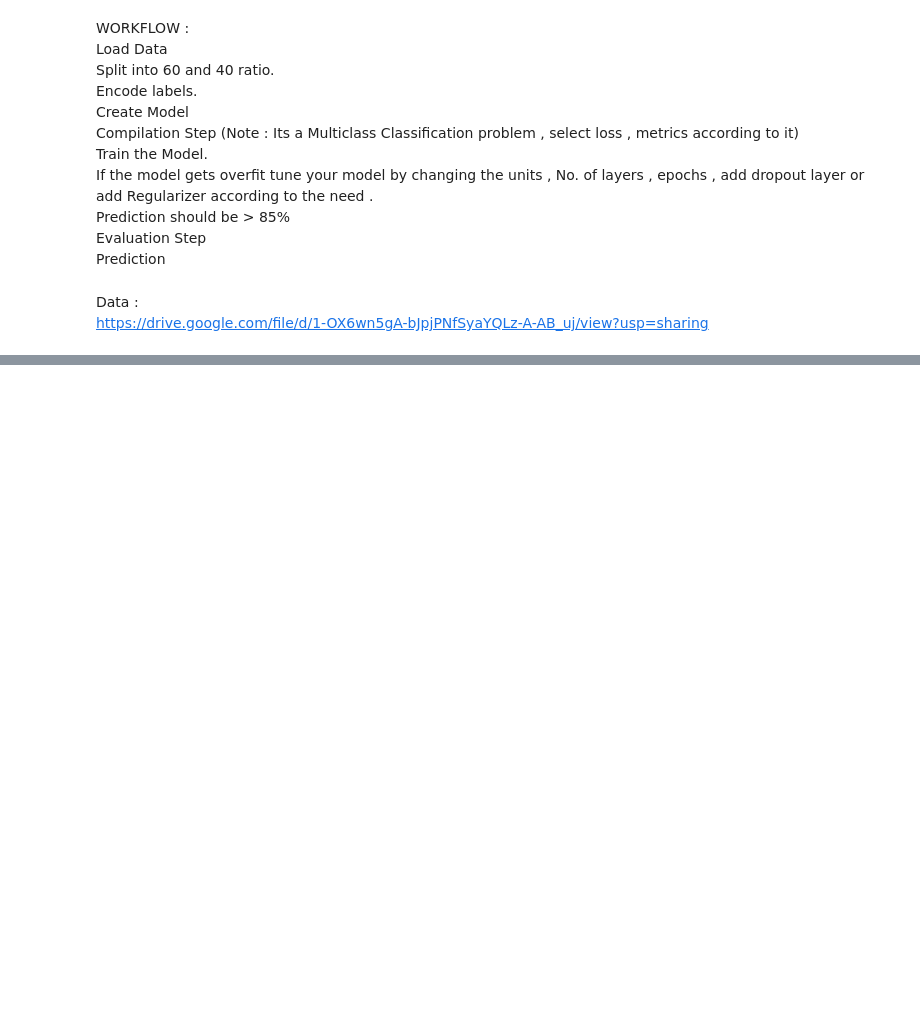
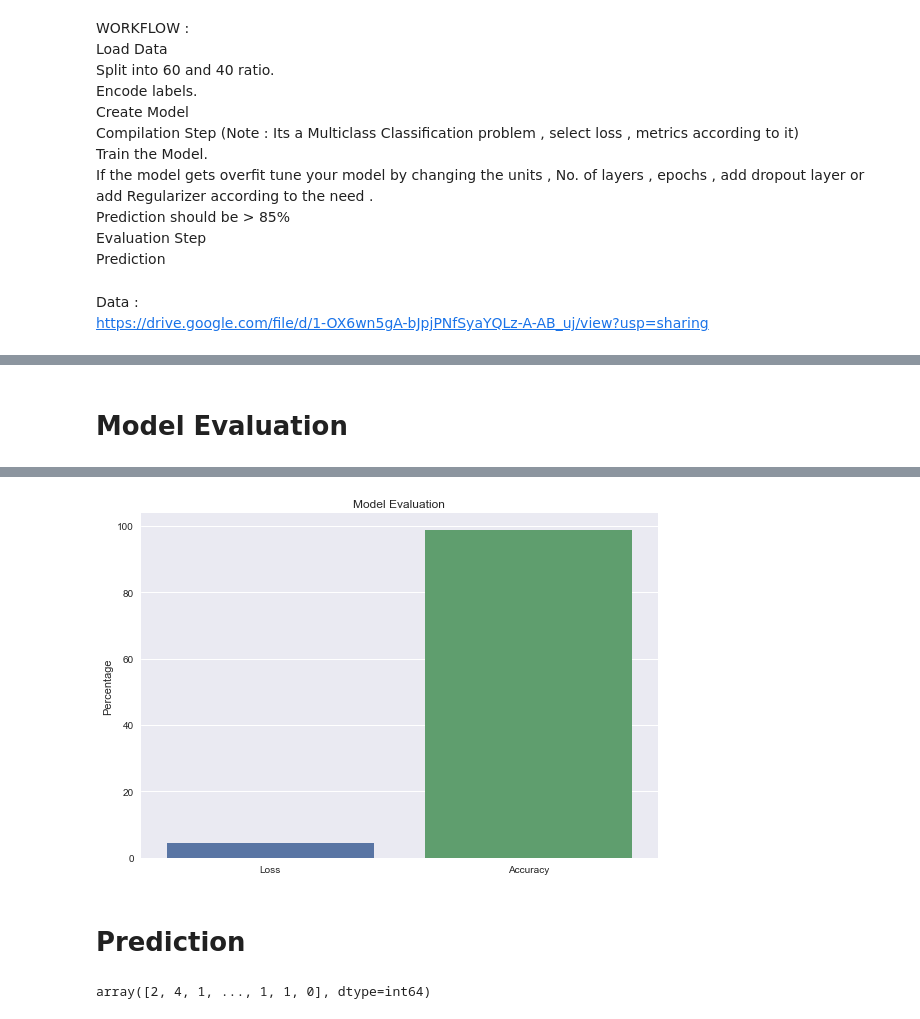
Before and after one commit to Ali-Raza-Ali/PIAIC84325_AIC_Assignments, a Jupyter notebook: Deep Learning Assignments/Flowers_Recognition.ipynb, the cells around one changed output, grey strips where cells are left out. Saved outputs shown, nothing was run; the diff lists cells and outputs as text; code cells hidden in the pictures; blank space fills up the shorter version.

```diff
--- a/Deep Learning Assignments/Flowers_Recognition.ipynb
+++ b/Deep Learning Assignments/Flowers_Recognition.ipynb
@@ -223,0 +241,3 @@ Epoch 56/90
+# %%
+y = le.fit_transform(y)
+y = to_categorical(y, 5)
@@ -223,0 +246,6 @@ Epoch 56/90
+# %%
+flower_imgs = []
+for i in X:
+    img = cv2.imread(i)
+    img = cv2.resize(img, (64,64))
+    flower_imgs.append(img)
@@ -223,0 +254,5 @@ Epoch 56/90
+# %%
+flower_imgs = np.array(flower_imgs)
+flower_imgs = flower_imgs.astype('float32')/255.0
+# %%
+X = flower_imgs
@@ -223,0 +272,10 @@ Epoch 56/90
+# %% [markdown]
+# Model Evaluation
+# %%
+loss,acc = model.evaluate(X,y)
+plt.style.use('seaborn')
+sns.barplot(data=pd.DataFrame([{'Loss':loss,"Accuracy":acc}])*100)
+plt.ylabel("Percentage")
+plt.title("Model Evaluation")
+plt.tight_layout()
+# %% [output]
@@ -223,0 +283,3 @@ Epoch 56/90
+[figure, added]
+# %% [markdown]
+# Prediction
@@ -223,0 +288,4 @@ Epoch 56/90
+# %%
+y_pred.argmax(1)
+# %% [output]
+array([2, 4, 1, ..., 1, 1, 0], dtype=int64)
```
Also changed, not shown: parts of 71 cells of this notebook.
